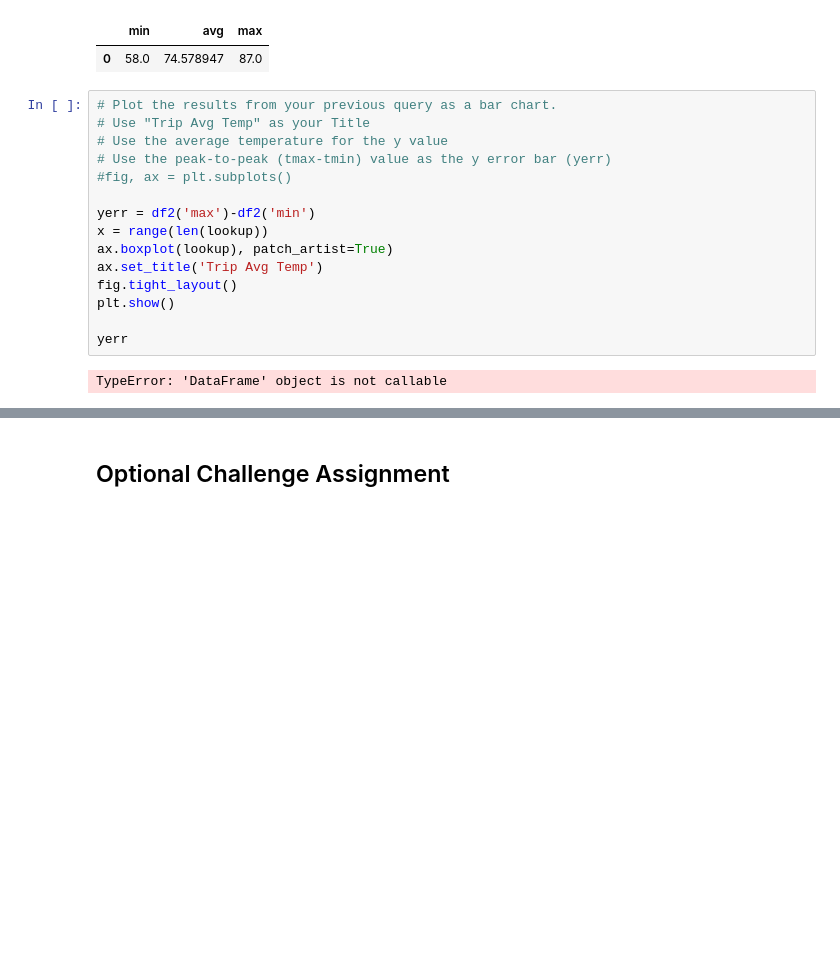
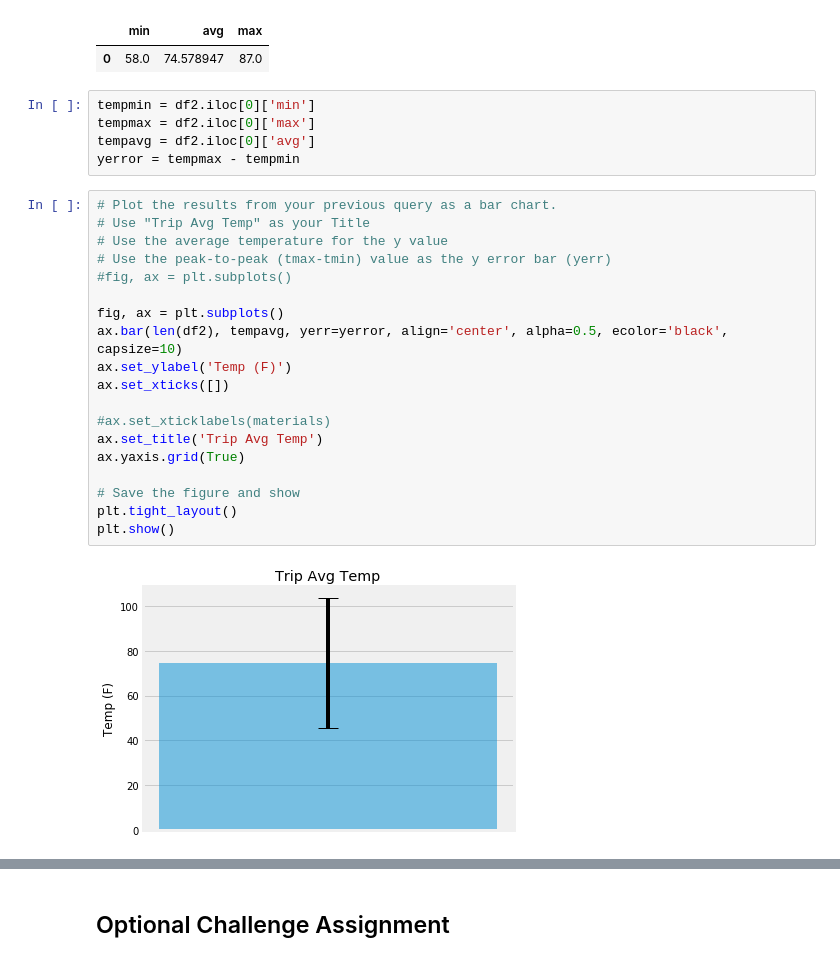
Before and after one commit to gofish1234/Adv_Data_Storage, a Jupyter notebook: CKM_climate_starter-Copy1.ipynb, the cells around one changed output, grey strips where cells are left out. Saved outputs shown, nothing was run; the diff lists cells and outputs as text; blank space fills up the shorter version.

```diff
--- a/CKM_climate_starter-Copy1.ipynb
+++ b/CKM_climate_starter-Copy1.ipynb
@@ -184,23 +185,32 @@ df2
 # %% [output]
 |  | min | avg | max |
 | 0 | 58.0 | 74.578947 | 87.0 |
+# %%
+tempmin = df2.iloc[0]['min']
+tempmax = df2.iloc[0]['max']
+tempavg = df2.iloc[0]['avg']
+yerror = tempmax - tempmin
 # %%
 # Plot the results from your previous query as a bar chart.
 # Use "Trip Avg Temp" as your Title
 # Use the average temperature for the y value
 # Use the peak-to-peak (tmax-tmin) value as the y error bar (yerr)
 #fig, ax = plt.subplots()
 
-yerr = df2('max')-df2('min')
-x = range(len(lookup))
-ax.boxplot(lookup), patch_artist=True)
+fig, ax = plt.subplots()
+ax.bar(len(df2), tempavg, yerr=yerror, align='center', alpha=0.5, ecolor='black', capsize=10)
+ax.set_ylabel('Temp (F)')
+ax.set_xticks([])
+
+#ax.set_xticklabels(materials)
 ax.set_title('Trip Avg Temp')
-fig.tight_layout()
+ax.yaxis.grid(True)
+
+# Save the figure and show
+plt.tight_layout()
 plt.show()
-
-yerr
 # %% [output]
-TypeError: 'DataFrame' object is not callable
+[figure, added]
 # %%
 # Calculate the total amount of rainfall per weather station for your trip dates using the previous year's matching dates.
 # Sort this in descending order by precipitation amount and list the station, name, latitude, longitude, and elevation
```
Also changed, not shown: parts of 5 cells of this notebook.
